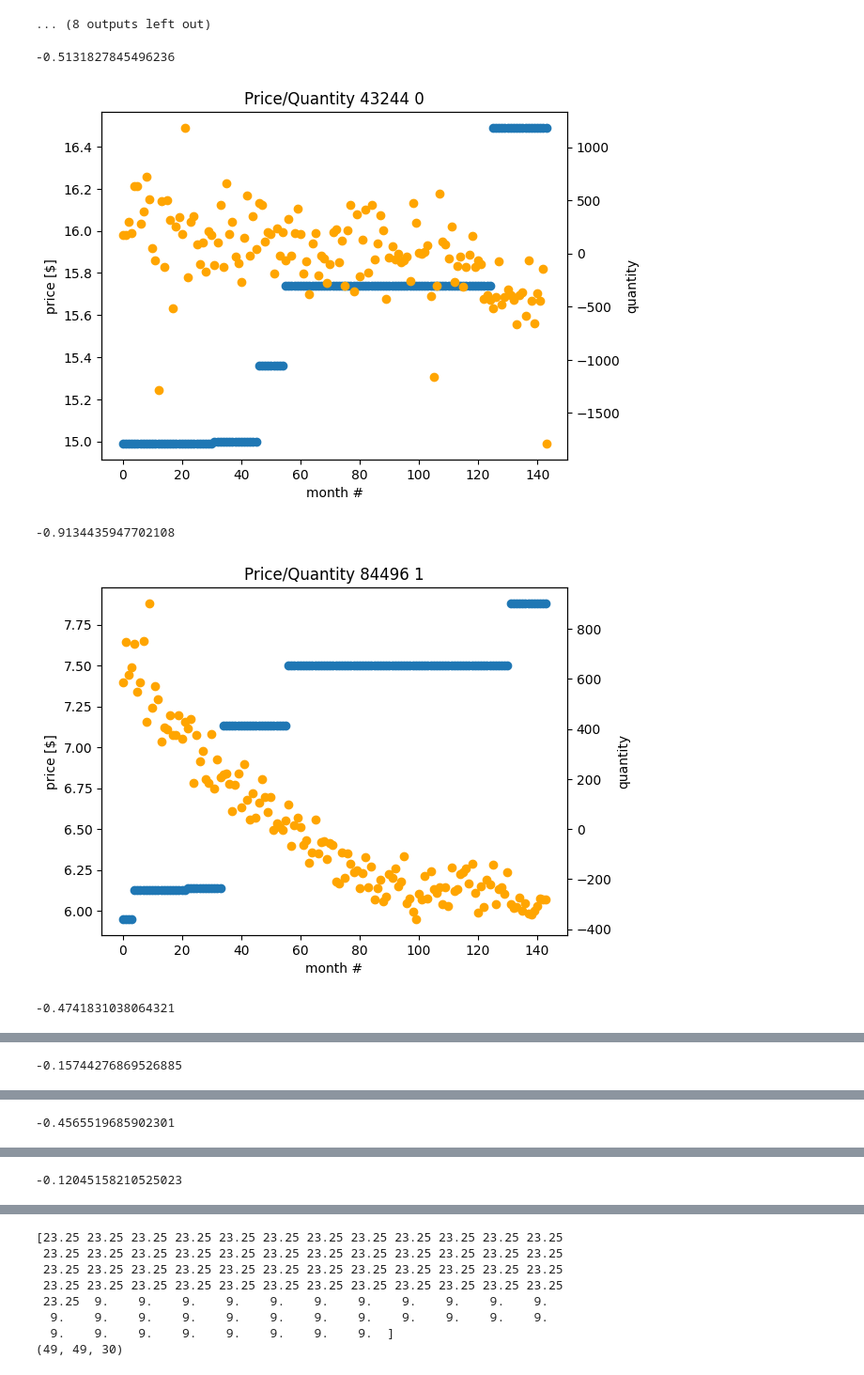
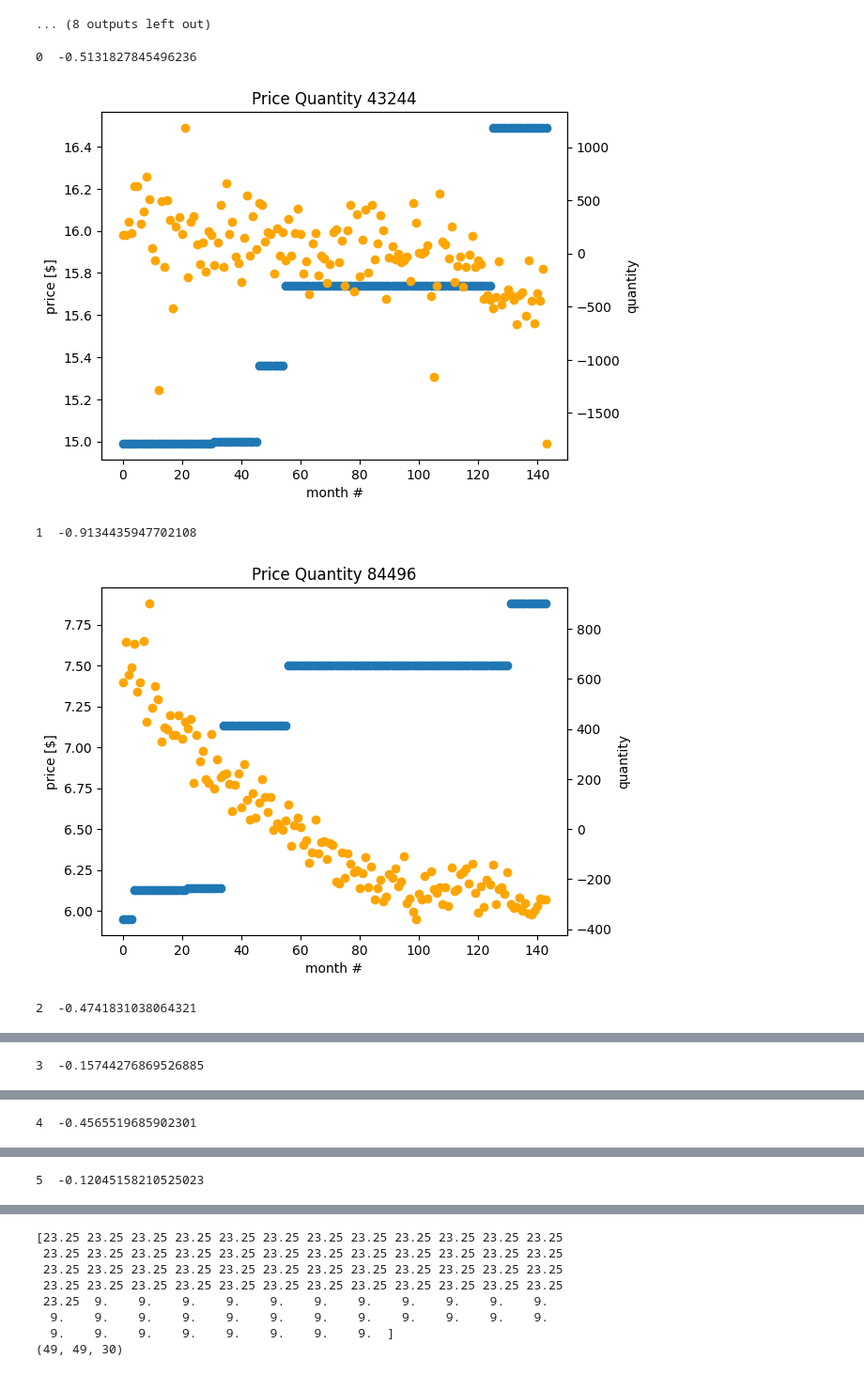
Before and after one commit to kral-alex/revenue-quantity-model, a Jupyter notebook: Plot/alcohol.ipynb, the cells around one changed output, grey strips where cells are left out. Shown at 94% size. Cells and saved outputs as stored; diff of their text form; code cells hidden in the pictures.

Commit message:
TimeSeries and PriceQuantity redesign

```diff
--- a/Plot/alcohol.ipynb
+++ b/Plot/alcohol.ipynb
@@ -5,12 +5,11 @@ from matplotlib import pyplot as plt
 from Alcohol.caching import load
 from Processing import TimeSeries, PriceQuantity as PQ
 # %%
-pq = load(dir_path="../Alcohol/Caches", identifier="0")
+ts = load(dir_path="../Alcohol/Caches", identifier="0")
 # %%
-ts = TimeSeries(pq)
 longest_ts = ts.get_nth_longest(0)
-top_5 = ts.get_n_longest(20)
-ts.pq.price.shape
+top_n = [ts.get_nth_longest(i) for i in range(20)]
+ts.price.shape
 # %% [output]
 (145, 13281)
 # %%
@@ -80,35 +79,22 @@ plt.show()
 [figure]
 ... (8 outputs left out)
 # %%
-
-def draw_scatter_graph(pq, label=None):
-    if label is None:
-        label = ""
-    fig, ax1 = plt.subplots()
-    ax1.set_title(label)
-    ax1.set_xlabel("month #")
-
-    ax1.plot(pq.price, marker='o', linestyle='none')
-    ax2 = ax1.twinx()
-    ax2.plot(pq.quantity, marker='o', linestyle='none', color='orange')
-
-    ax1.set_ylabel("price [$]")
-    ax2.set_ylabel("quantity")
-    print(np.corrcoef(x=pq.price, y=pq.quantity)[0, 1])
-    plt.show()
 
 
 demean = True
 shift = False
-for i, pq in enumerate(top_5):
+for i, pq in enumerate(top_n):
     if demean:
         pq = PQ.skip_demean_quantity(pq, 12)
     if shift:
         pq = PQ.shift_price(pq, -1)
-    draw_scatter_graph(pq, label=f"Price/Quantity {pq.header} {i}")
+    print(f'{i} ', pq.get_correlation())
+    pq.draw_scatter_graph()
+    plt.show()
+5
 # %% [output]
--0.5131827845496236
+0  -0.5131827845496236
-[figure, old version]
+[figure, new version]
--0.9134435947702108
+1  -0.9134435947702108
-[figure, old version]
+[figure, new version]
--0.4741831038064321
+2  -0.4741831038064321
@@ -116 +102 @@ for i, pq in enumerate(top_5):
--0.15744276869526885
+3  -0.15744276869526885
@@ -118 +104 @@ for i, pq in enumerate(top_5):
--0.4565519685902301
+4  -0.4565519685902301
@@ -120 +106 @@ for i, pq in enumerate(top_5):
--0.12045158210525023
+5  -0.12045158210525023
```
Also changed, not shown: parts of 5 cells of this notebook, 4 other files.
